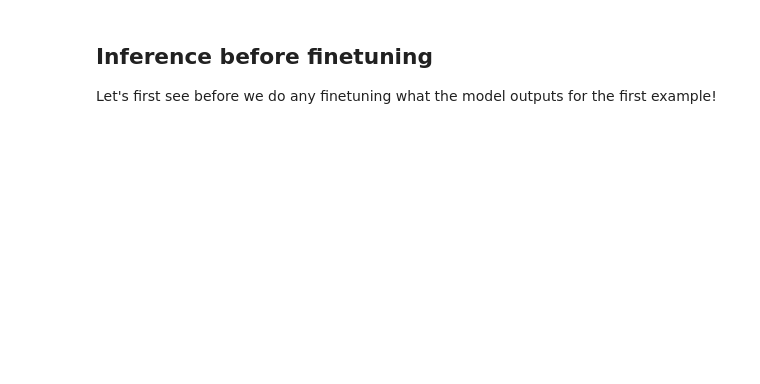
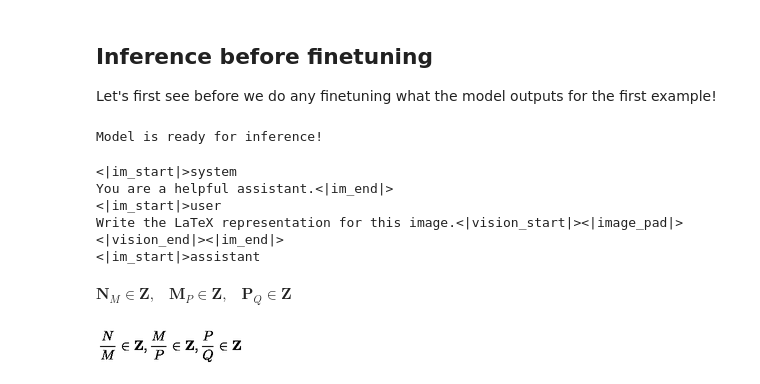
Before and after one commit to MarioProjects/NLPJourney, a Jupyter notebook: unsloth/vlm_handtolatext.ipynb, the cells around one changed output. Cells and saved outputs as stored; diff of their text form; code cells hidden in the pictures; blank space fills up the shorter version.

Commit message:
vlm start

```diff
--- a/unsloth/vlm_handtolatext.ipynb
+++ b/unsloth/vlm_handtolatext.ipynb
@@ -117,15 +148,18 @@ converted_dataset = [convert_to_conversation(sample) for sample in dataset]
 Let's first see before we do any finetuning what the model outputs for the first example!
 # %%
 FastVisionModel.for_inference(model) # Enable for inference!
+print("Model is ready for inference!")
+# %% [output]
+Model is ready for inference!
 # %%
-image = dataset[2]["image"]
+image = dataset[0]["image"]
 instruction = "Write the LaTeX representation for this image."
 
 messages = [
     {
         "role": "user", "content": [
-            {"type": "image"},
-            {"type": "text", "text": instruction}
+            {"type": "text", "text": instruction},
+            {"type": "image"}
         ]
     }
 ]
@@ -136,4 +170,12 @@ inputs = tokenizer(
     add_special_tokens = False,
     return_tensors = "pt",
 ).to("cuda")
+# %%
+print(input_text)
+# %% [output]
+<|im_start|>system
+You are a helpful assistant.<|im_end|>
+<|im_start|>user
+Write the LaTeX representation for this image.<|vision_start|><|image_pad|><|vision_end|><|im_end|>
+<|im_start|>assistant
 # %%
@@ -144,0 +183,17 @@ _ = model.generate(
+# %%
+# Decode the output, from ids to text
+preds = tokenizer.batch_decode(outputs)
+pred = preds[0]  # We sent just one example, get the first one
+# from the generated text, cut the prompt
+prompt_ids = inputs["input_ids"][0]  # We sent just one example, get the first one
+prompt_len = len(prompt_ids)
+pred = pred[prompt_len:]
+# get all between "$$"" and "$$"
+latex = pred.split("$$")[1]
+display(Math(latex))
+# %% [output]
+$\displaystyle \mathbf { N } _ { M } \in \mathbf { Z } , \; \; \; \mathbf { M } _ { P } \in \mathbf { Z } , \; \; \; \mathbf { P } _ { Q } \in \mathbf { Z }$
+# %%
+image
+# %% [output]
+[figure, added]
```
Also changed, not shown: parts of 21 cells of this notebook, 1 other file.
